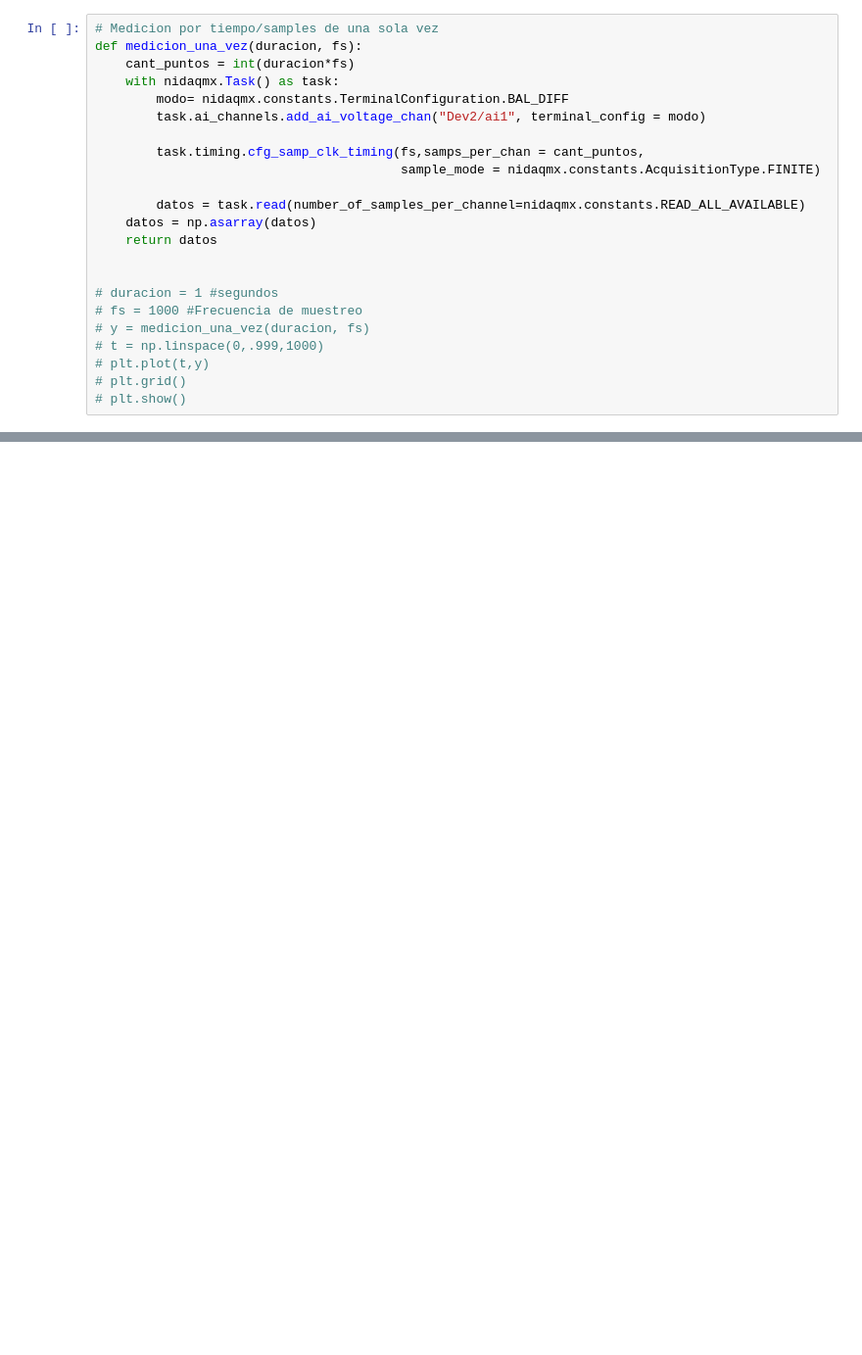
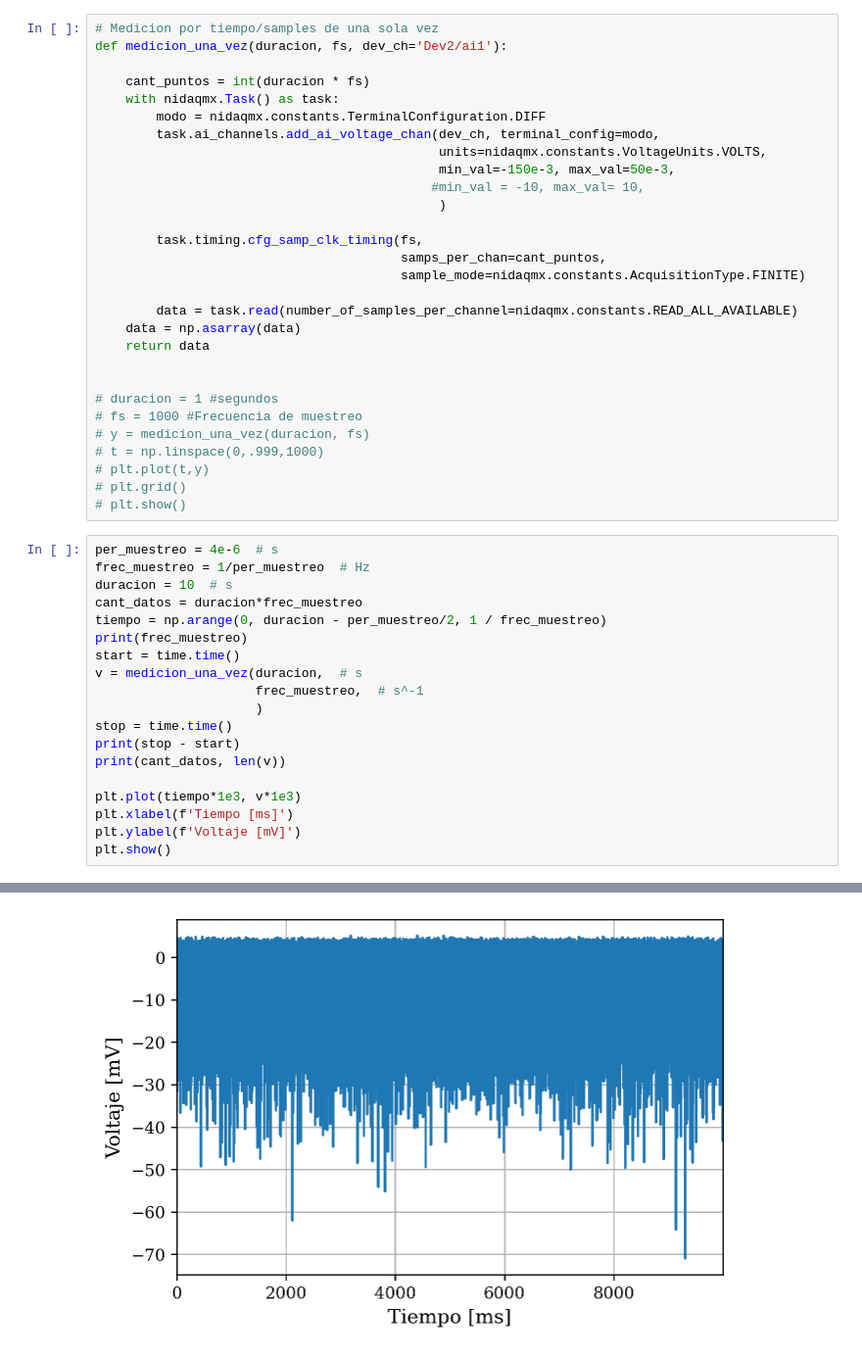
Before and after one commit to agustinbrusco/Laboratorio5, a Jupyter notebook: Datos y código - Práctica 3/adquisicion_daq.ipynb, the cells around one changed output, grey strips where cells are left out. Shown at 98% size. Cells and saved outputs as stored; diff of their text form; blank space fills up the shorter version.

Commit message:
mediciones daq 10s

```diff
--- a/Datos y código - Práctica 3/adquisicion_daq.ipynb
+++ b/Datos y código - Práctica 3/adquisicion_daq.ipynb
@@ -32,17 +38,23 @@ with nidaqmx.Task() as task:
 # %%
 # Medicion por tiempo/samples de una sola vez
-def medicion_una_vez(duracion, fs):
-    cant_puntos = int(duracion*fs)
+def medicion_una_vez(duracion, fs, dev_ch='Dev2/ai1'):
+
+    cant_puntos = int(duracion * fs)
     with nidaqmx.Task() as task:
-        modo= nidaqmx.constants.TerminalConfiguration.BAL_DIFF
-        task.ai_channels.add_ai_voltage_chan("Dev2/ai1", terminal_config = modo)
+        modo = nidaqmx.constants.TerminalConfiguration.DIFF
+        task.ai_channels.add_ai_voltage_chan(dev_ch, terminal_config=modo,
+                                             units=nidaqmx.constants.VoltageUnits.VOLTS,
+                                             min_val=-150e-3, max_val=50e-3,
+                                            #min_val = -10, max_val= 10,
+                                             )
 
-        task.timing.cfg_samp_clk_timing(fs,samps_per_chan = cant_puntos,
-                                        sample_mode = nidaqmx.constants.AcquisitionType.FINITE)
+        task.timing.cfg_samp_clk_timing(fs,
+                                        samps_per_chan=cant_puntos,
+                                        sample_mode=nidaqmx.constants.AcquisitionType.FINITE)
 
-        datos = task.read(number_of_samples_per_channel=nidaqmx.constants.READ_ALL_AVAILABLE)
-    datos = np.asarray(datos)
-    return datos
+        data = task.read(number_of_samples_per_channel=nidaqmx.constants.READ_ALL_AVAILABLE)
+    data = np.asarray(data)
+    return data
 
 
 # duracion = 1 #segundos
@@ -52,3 +64,23 @@ def medicion_una_vez(duracion, fs):
 # plt.plot(t,y)
 # plt.grid()
 # plt.show()
+# %%
+per_muestreo = 4e-6  # s
+frec_muestreo = 1/per_muestreo  # Hz
+duracion = 10  # s
+cant_datos = duracion*frec_muestreo
+tiempo = np.arange(0, duracion - per_muestreo/2, 1 / frec_muestreo)
+print(frec_muestreo)
+start = time.time()
+v = medicion_una_vez(duracion,  # s
+                     frec_muestreo,  # s^-1
+                     )
+stop = time.time()
+print(stop - start)
+print(cant_datos, len(v))
+
+plt.plot(tiempo*1e3, v*1e3)
+plt.xlabel(f'Tiempo [ms]')
+plt.ylabel(f'Voltaje [mV]')
+plt.show()
+# %% [output]
@@ -54,0 +90 @@ def medicion_una_vez(duracion, fs):
+[figure, added]
```
Also changed, not shown: parts of 5 cells of this notebook, 12 other files.
